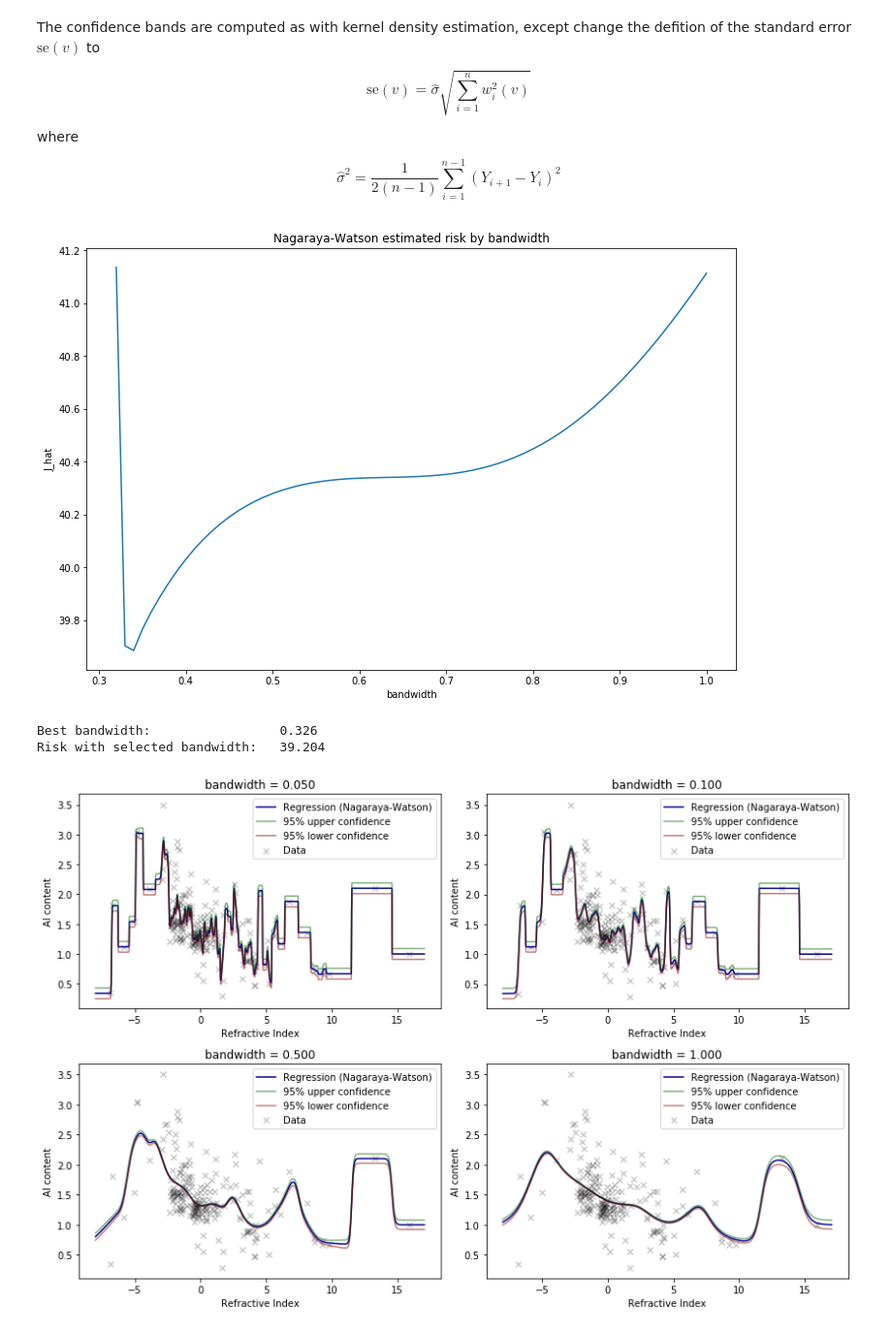
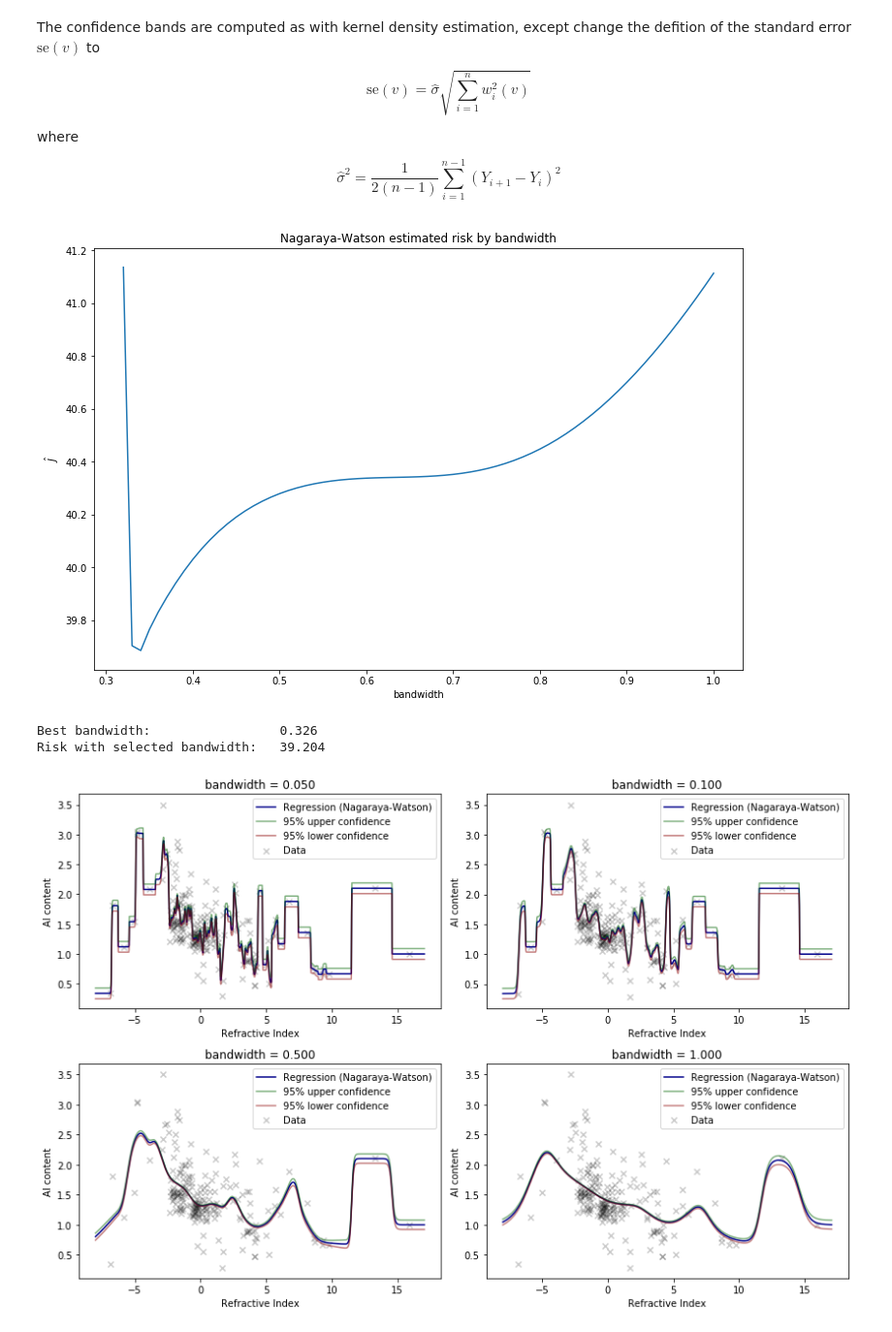
Before and after one commit to telmo-correa/all-of-statistics, a Jupyter notebook: chapter21.ipynb, the cells around one changed output. Shown at 97% size. Saved outputs shown, nothing was run; the diff lists cells and outputs as text; code cells hidden in the pictures.

```diff
--- a/chapter21.ipynb
+++ b/chapter21.ipynb
@@ -1024,15 +1024,15 @@ best_risk = res.fun
 # %%
 plt.figure(figsize=(12, 8))
 plt.plot(h_values[~np.isnan(j_hat)], j_hat[~np.isnan(j_hat)])
 plt.xlabel('bandwidth')
-plt.ylabel('J_hat')
+plt.ylabel(r'$\hat{J}$')
 plt.title('Nagaraya-Watson estimated risk by bandwidth')
 plt.show()
 
 print('Best bandwidth:\t\t\t%.3f' % best_h)
 print('Risk with selected bandwidth: \t%.3f' % best_risk)
 # %% [output]
-[figure, old version]
+[figure, new version]
 Best bandwidth:                 0.326
 Risk with selected bandwidth:   39.204
 # %%
```
Also changed, not shown: parts of 1 cell of this notebook.
